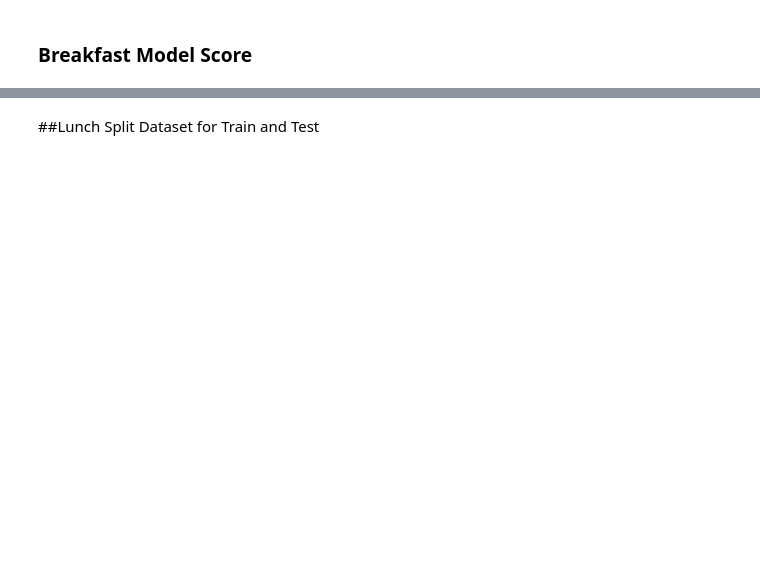
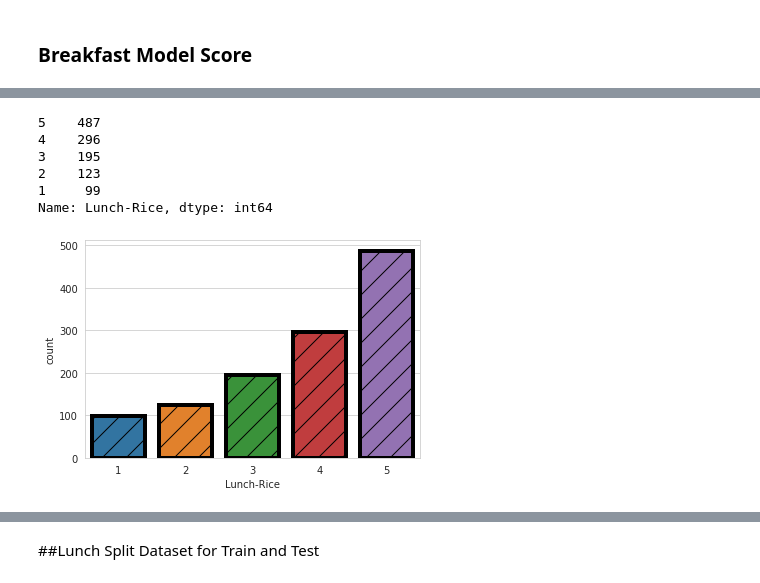
Before and after one commit to tofael950/Food, a Jupyter notebook: Food_Project_.ipynb, the cells around one changed output, grey strips where cells are left out. Saved outputs shown, nothing was run; the diff lists cells and outputs as text; code cells hidden in the pictures; blank space fills up the shorter version.

```diff
--- a/Food_Project_.ipynb
+++ b/Food_Project_.ipynb
@@ -868,0 +872,12 @@ plt.show()
+# %%
+#Lunch-Rice
+sns.countplot(x='Lunch-Rice', data=ds,lw=4, ec='black', hatch='/');
+ds['Lunch-Rice'].value_counts()
+# %% [output]
+5    487
+4    296
+3    195
+2    123
+1     99
+Name: Lunch-Rice, dtype: int64
+[figure, added]
```
Also changed, not shown: parts of 174 cells of this notebook.
